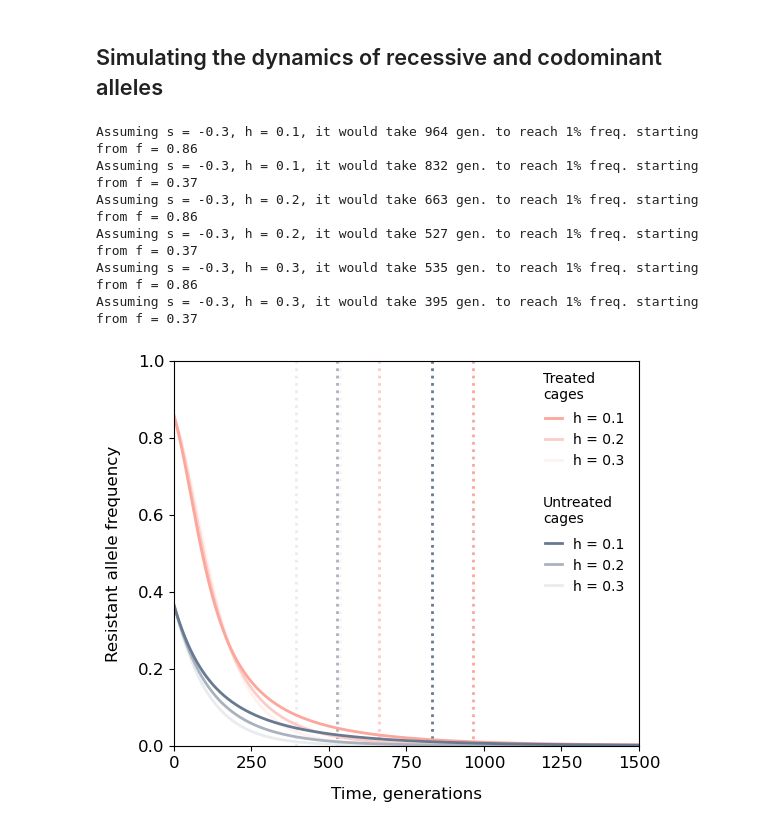
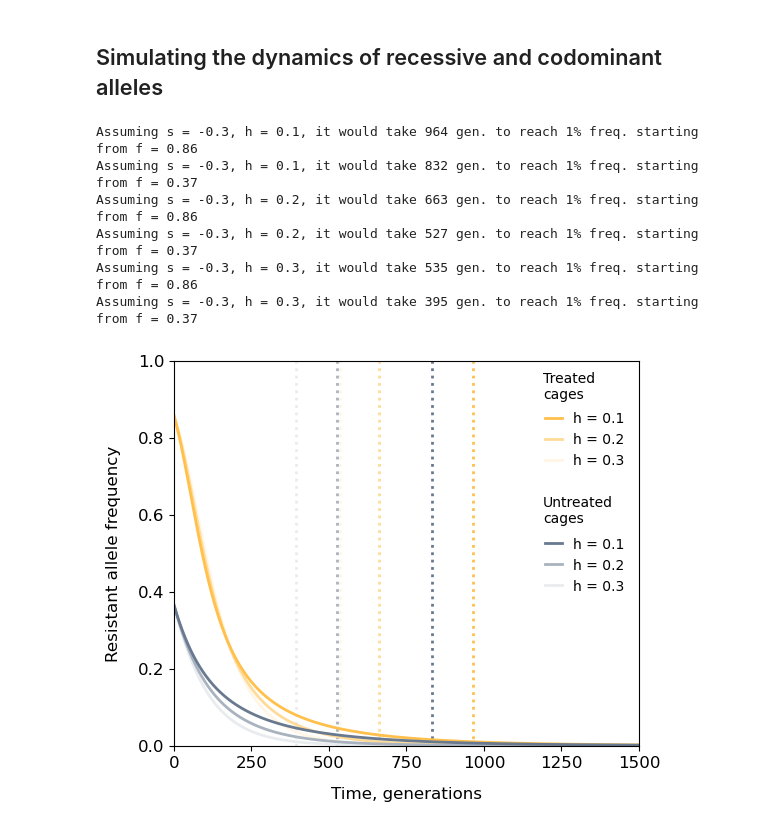
Before and after one commit to alyulina/dominance-reversal, a Jupyter notebook: simulations.ipynb, the cells around one changed output. Drawn from its saved outputs; the diff is of its cells as text; code cells hidden in the pictures.

```diff
--- a/simulations.ipynb
+++ b/simulations.ipynb
@@ -287,7 +288,7 @@ for c in range(2):
         sim_allele_freqs_pest = pd.DataFrame(columns=['allele', 't=0', 't=1', 't=2', 't=3', 't=4', 't=5', 't=6', 't=7', 't=8', 't=9', 't=10'])
         for i in alleles:
             sim_allele_freqs_pest.loc[len(sim_allele_freqs_pest.index)] = [alleles_dict[i]] + fs[i][:-1]
-            sim_allele_freqs_pest.to_csv('./data/sim_allele_freqs_pesticide.csv', index=False)
+            sim_allele_freqs_pest.to_csv('./data/sim_allele_freqs_treated_cages.csv', index=False)
 
         for i in alleles:
             plt.plot(range(0, t + 2), fs[i], color=allele_colors[i], label=alleles_dict[i], linewidth=w)
@@ -312,7 +313,7 @@ for c in range(2):
         sim_allele_freqs_control = pd.DataFrame(columns=['allele', 't=0', 't=1', 't=2', 't=3', 't=4', 't=5', 't=6', 't=7', 't=8', 't=9', 't=10'])
         for i in alleles:
             sim_allele_freqs_control.loc[len(sim_allele_freqs_control.index)] = [alleles_dict[i]] + fs_control[i][:-1]
-            sim_allele_freqs_control.to_csv('./data/sim_allele_freqs_control.csv', index=False)
+            sim_allele_freqs_control.to_csv('./data/sim_allele_freqs_untreated_cages.csv', index=False)
 
         for i in alleles:
             plt.plot(range(t + 2), fs_control[i], color=allele_colors[i], label=alleles_dict[i], linewidth=w)
@@ -563,7 +564,7 @@ for i, h in enumerate(xs):
                          (s(mean_slope[0.85][1], f0, h), s(mean_slope[0.85][2], f0, h)),
                          (s(mean_slope[0.95][1], f0, h), s(mean_slope[0.95][2], f0, h)),
                          (s(mean_slope[1.00][1], f0, h), s(mean_slope[1.00][2], f0, h))]
-inferred_s.to_csv('./data/inferred_s.csv', index=False)
+inferred_s.to_csv('./data/inferred_s_treated_cages.csv', index=False)
 
 inferred_s_control = pd.DataFrame(columns=['h', '0.75', '0.85', '0.95', '1.00'], index=range(len(xs)))
 for i, h in enumerate(xs):
@@ -571,7 +572,7 @@ for i, h in enumerate(xs):
                                  (s(mean_slope_control[0.85][1], f0_control, h), s(mean_slope_control[0.85][2], f0_control, h)),
                                  (s(mean_slope_control[0.95][1], f0_control, h), s(mean_slope_control[0.95][2], f0_control, h)),
                                  (s(mean_slope_control[1.00][1], f0_control, h), s(mean_slope_control[1.00][2], f0_control, h))]
-inferred_s_control.to_csv('./data/inferred_s_control.csv', index=False)
+inferred_s_control.to_csv('./data/inferred_s_untreated_cages.csv', index=False)
 
 
 for d in range(2):
@@ -588,11 +589,11 @@ for d in range(2):
 
             plt.fill_between(xs, [s(mean_slope[cis[i]][1], f0, h) for h in xs],
                                  [s(mean_slope[cis[i]][2], f0, h) for h in xs],
-                                 color=add_white(pink, (i + 1) * 25), alpha=1, linewidth=0, label=str(cis[i]))
+                                 color=add_white(orange, (i + 1) * 25), alpha=1, linewidth=0, label=str(cis[i]))
 
         # plotting the means:
         plt.plot(xs, [s(mean_slope_control[cis[0]][0], f0_control, h) for h in xs], color=add_white(blue, 75), linewidth=2, alpha=1, zorder=2)
-        plt.plot(xs, [s(mean_slope[cis[0]][0], f0, h) for h in xs], color=add_white(pink, 75), linewidth=2, alpha=1, zorder=2)
+        plt.plot(xs, [s(mean_slope[cis[0]][0], f0, h) for h in xs], color=add_white(orange, 75), linewidth=2, alpha=1, zorder=2)
 
         # finding where contour lines overlap:
         h_critical = xs[np.argmin(np.abs([np.array([s(mean_slope_control[cis[2]][1], f0_control, h) for h in xs]) - np.array([s(mean_slope[cis[2]][2], f0, h) for h in xs])]))]
@@ -613,7 +614,7 @@ for d in range(2):
         plt.fill_between([x for x in xs if x < h_critical],
                          [s(mean_slope_control[0.95], f0_control, h)[1] for h in [x for x in xs if x < h_critical]],
                          [s(mean_slope[0.95], f0, h)[2] for h in [x for x in xs if x < h_critical]],
-                         color=pink, hatch='/////', edgecolor=blue, alpha=1, linewidth=0, zorder=10)
+                         color=orange, hatch='/////', edgecolor=blue, alpha=1, linewidth=0, zorder=10)
 
 
         plt.xlim(0, 1)
@@ -647,22 +648,22 @@ for d in range(2):
         for j, (count, value, bar) in enumerate(zip(counts, values, bars)):
             for i in range(len(cis) - 1)[::-1]:
                 if value >= mean_slope[cis[i]][1] and value <= mean_slope[cis[i]][2]:
-                    bar.set_color(add_white(pink, (i + 1) * 25))
+                    bar.set_color(add_white(orange, (i + 1) * 25))
             # finding the overlapping bit:
             if value >= mean_slope_control[0.95][1] and value <= mean_slope[0.95][2]:
-                bar.set_color(pink)
+                bar.set_color(orange)
                 bar.set_hatch('/////')
                 bar.set_edgecolor(blue)
                 bar.set_linewidth(0.0)
 
-        plt.axvline(np.mean([x[0] for x in bootstrapped_slope_intercept]), color=add_white(pink, 75), linewidth=2)
+        plt.axvline(np.mean([x[0] for x in bootstrapped_slope_intercept]), color=add_white(orange, 75), linewidth=2)
         plt.axvline(np.mean([x[0] for x in bootstrapped_slope_intercept_control]), color=add_white(blue, 75), linewidth=2)
 
-        plt.hist([x[0] for x in bootstrapped_slope_intercept], bins=np.linspace(-0.035, 0.015, 100), histtype='step', alpha=1, edgecolor=pink)
+        plt.hist([x[0] for x in bootstrapped_slope_intercept], bins=np.linspace(-0.035, 0.015, 100), histtype='step', alpha=1, edgecolor=orange)
         plt.hist([x[0] for x in bootstrapped_slope_intercept_control], bins=np.linspace(-0.035, 0.015, 100), histtype='step', alpha=1, edgecolor=blue)
 
         # for legend
-        plt.axvline(-1, color=pink, linewidth=2, label='Treated cages')
+        plt.axvline(-1, color=orange, linewidth=2, label='Treated cages')
         plt.axvline(1, color=blue, linewidth=2, label='Untreated cages')
 
         plt.legend(frameon=False, fontsize=legendfontsize)
@@ -682,0 +684,14 @@ plt.savefig('./figs/inferred_s_h_mean_and_cis.pdf', dpi=600, bbox_inches='tight'
+# %%
+# trying out smth new:
+
+hs = np.linspace(0, 0.5, 3)[::-1]
+inferred_s_distr = {} # for each bootstrap realization, infer s
+inferred_s_distr_control = {} # for each bootstrap realization, infer s
+
+for h in hs:
+    inferred_s_distr[h] = [s(slope[0], f0, h) for slope in bootstrapped_slope_intercept]
+    inferred_s_distr_control[h] = [s(slope[0], f0_control, h) for slope in bootstrapped_slope_intercept_control]
+
+# saving the output - uncomment if needed
+pd.DataFrame(inferred_s_distr).rename(mapper=dict(zip(hs, ['h=' + str(round(h, 2)) for h in hs])), axis=1).to_csv('./data/inferred_s_distr_treated_cages.csv', index=False)
+pd.DataFrame(inferred_s_distr_control).rename(mapper=dict(zip(hs, ['h=' + str(round(h, 2)) for h in hs])), axis=1).to_csv('./data/inferred_s_distr_untreated_cages.csv', index=False)
@@ -705,9 +821,9 @@ f_t_h.to_csv('./data/freq_dynamics_h.csv', index=False)
 
 
 for i, h in enumerate([0.1, 0.2, 0.3]):
-    plt.plot(range(10001), f_t(-0.03, h, f0, 10001), color=add_white(pink, (i + 1) * 30), linewidth=2, label=f'h = {h}', zorder=-i)
+    plt.plot(range(10001), f_t(-0.03, h, f0, 10001), color=add_white(orange, (i + 1) * 30), linewidth=2, label=f'h = {h}', zorder=-i)
     t_loss = range(10001)[next(i for i, value in enumerate(f_t(-0.03, h, f0, 10001)) if value < 0.01)]
-    plt.axvline(t_loss, color=add_white(pink, (i + 1) * 30), linestyle=':', linewidth=2, zorder=-10)
+    plt.axvline(t_loss, color=add_white(orange, (i + 1) * 30), linestyle=':', linewidth=2, zorder=-10)
 
     print(f'Assuming s = -0.3, h = {h}, it would take {t_loss} gen. to reach 1% freq. starting from f = {round(f0, 2)}')
 
@@ -721,31 +837,31 @@ plt.xlim(1, 1500)
 plt.ylim(0, 1)
 
 plt.xticks([0, 250, 500, 750, 1000, 1250, 1500])
 plt.tick_params(axis='both', labelsize=fontsize)
 
 # for legend:
 plt.plot([-1, -1], [-1, -1], color='white', alpha=0, label=' ')
 plt.plot([-1, -1], [-1, -1], color='white', alpha=0, label=' ')
 plt.plot([-1, -1], [-1, -1], color='white', alpha=0, label=' ')
 
 handles, labels = plt.gca().get_legend_handles_labels()
 order = [0, 2, 4, 6, 7, 8, 1, 3, 5]
 plt.legend([handles[idx] for idx in order],[labels[idx] for idx in order],
            frameon=False, fontsize=legendfontsize, ncol=1, loc='upper right',
            bbox_to_anchor=(0.995, 0.9), handlelength=1.2, columnspacing=1);
 
 plt.text(1190, 0.9, 'Treated\ncages', fontsize=legendfontsize)
 plt.text(1190, 0.58, 'Untreated\ncages', fontsize=legendfontsize)
 
 plt.xlabel('Time, generations', fontsize=fontsize, labelpad=padsize)
 plt.ylabel('Resistant allele frequency', fontsize=fontsize, labelpad=padsize)
 
 plt.savefig('./figs/loss_time.pdf', dpi=600, bbox_inches='tight')
 # %% [output]
 Assuming s = -0.3, h = 0.1, it would take 964 gen. to reach 1% freq. starting from f = 0.86
 Assuming s = -0.3, h = 0.1, it would take 832 gen. to reach 1% freq. starting from f = 0.37
 Assuming s = -0.3, h = 0.2, it would take 663 gen. to reach 1% freq. starting from f = 0.86
 Assuming s = -0.3, h = 0.2, it would take 527 gen. to reach 1% freq. starting from f = 0.37
 Assuming s = -0.3, h = 0.3, it would take 535 gen. to reach 1% freq. starting from f = 0.86
 Assuming s = -0.3, h = 0.3, it would take 395 gen. to reach 1% freq. starting from f = 0.37
-[figure, old version]
+[figure, new version]
```
Also changed, not shown: parts of 6 cells of this notebook.
